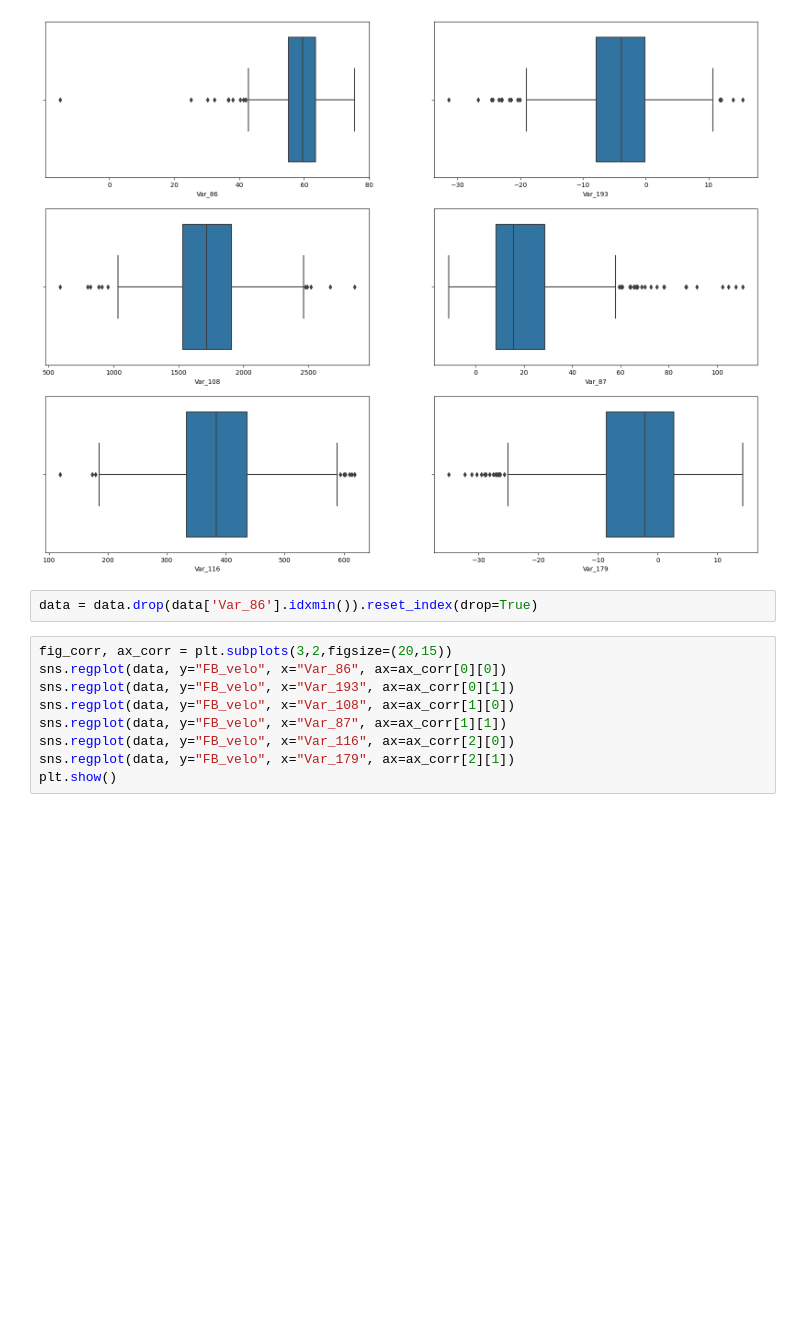
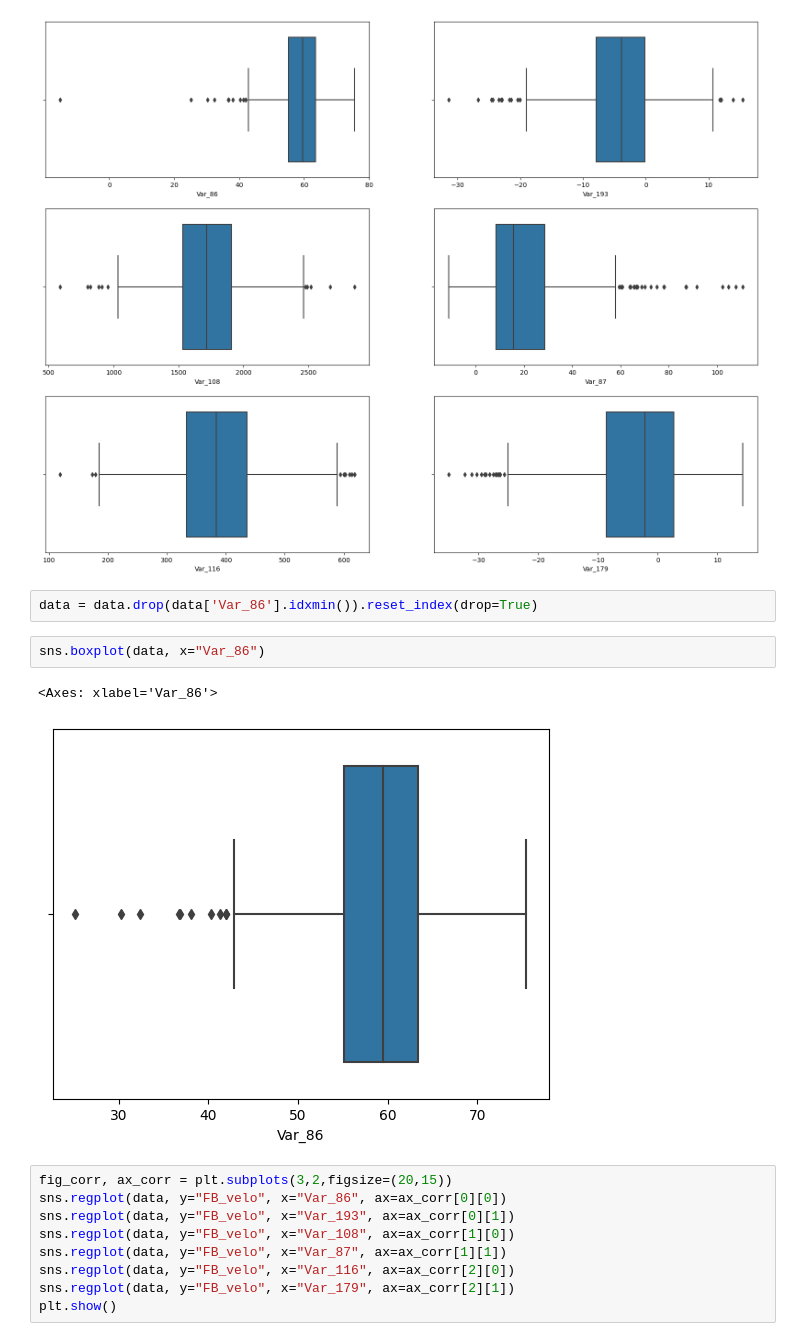
Before and after one commit to sidthakur08/biomech-velo, a Jupyter notebook: exploration.ipynb, the cells around one changed output. Cells and saved outputs as stored; diff of their text form; blank space fills up the shorter version.

```diff
--- a/exploration.ipynb
+++ b/exploration.ipynb
@@ -319,6 +315,11 @@ plt.show()
 [figure]
 # %%
 data = data.drop(data['Var_86'].idxmin()).reset_index(drop=True)
+# %%
+sns.boxplot(data, x="Var_86")
+# %% [output]
+<Axes: xlabel='Var_86'>
+[figure, added]
 # %%
 fig_corr, ax_corr = plt.subplots(3,2,figsize=(20,15))
 sns.regplot(data, y="FB_velo", x="Var_86", ax=ax_corr[0][0])
```
Also changed, not shown: parts of 43 cells of this notebook.
